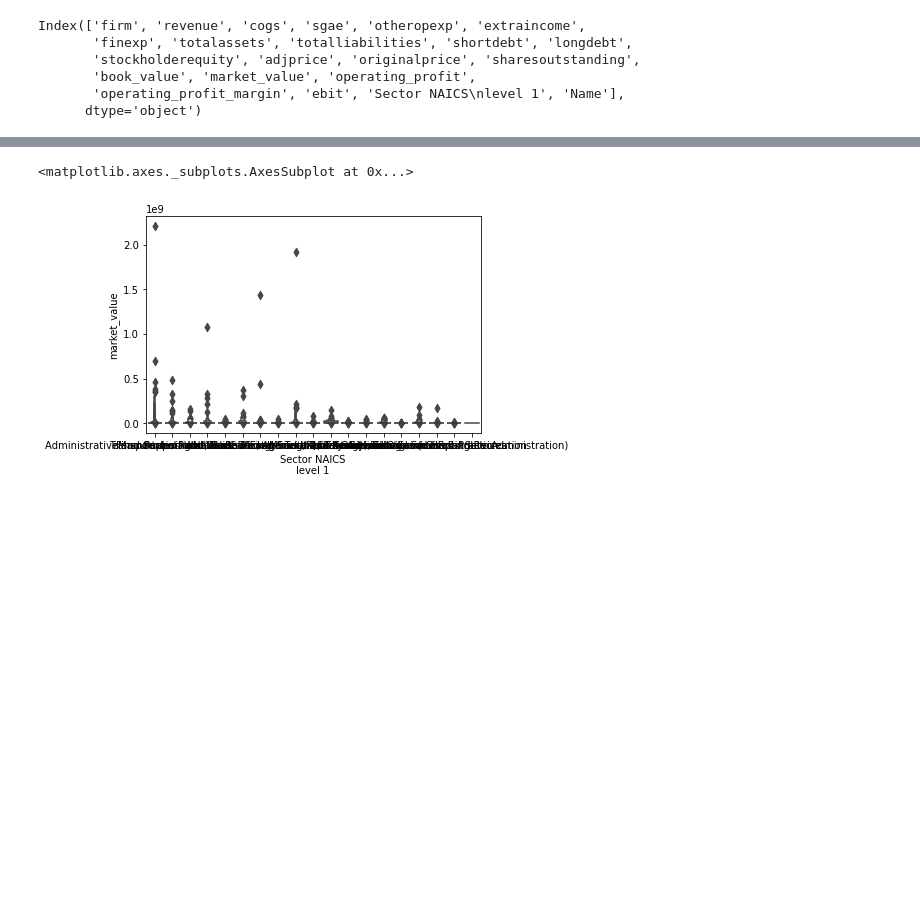
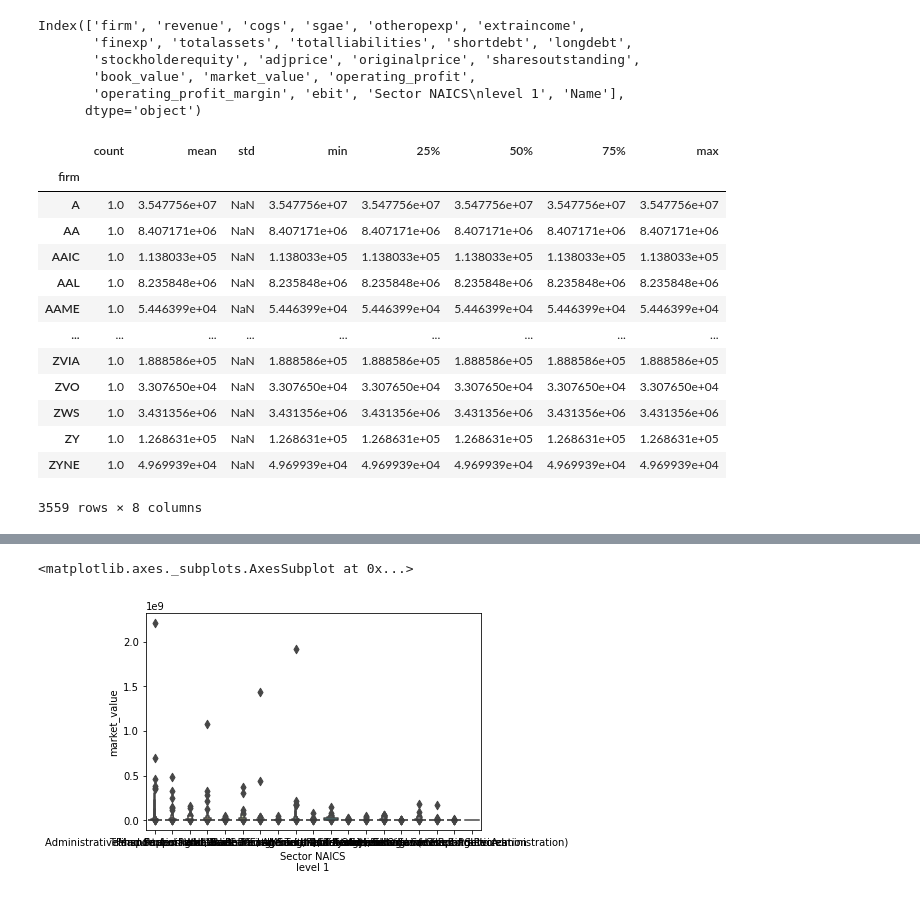
Before and after one commit to DanielMuni/Modulo1_Business-case, a Jupyter notebook: DMM_Business_case.ipynb, the cells around one changed output, grey strips where cells are left out. Saved outputs shown, nothing was run; the diff lists cells and outputs as text; code cells hidden in the pictures; blank space fills up the shorter version.

```diff
--- a/BusinessCase-V1_1.ipynb
+++ b/DMM_Business_case.ipynb
@@ -283,6 +285,24 @@ Index(['firm', 'revenue', 'cogs', 'sgae', 'otheropexp', 'extraincome',
        'book_value', 'market_value', 'operating_profit',
        'operating_profit_margin', 'ebit', 'Sector NAICS\nlevel 1', 'Name'],
       dtype='object')
+# %%
+# Datos del Market Value de Cada Firma
+mergedDF.groupby('firm')['market_value'].describe()
+# %% [output]
+|  | count | mean | std | min | 25% | 50% | 75% | max |
+| firm |  |  |  |  |  |  |  |  |
+| A | 1.0 | 3.547756e+07 | NaN | 3.547756e+07 | 3.547756e+07 | 3.547756e+07 | 3.547756e+07 | 3.547756e+07 |
+| AA | 1.0 | 8.407171e+06 | NaN | 8.407171e+06 | 8.407171e+06 | 8.407171e+06 | 8.407171e+06 | 8.407171e+06 |
+| AAIC | 1.0 | 1.138033e+05 | NaN | 1.138033e+05 | 1.138033e+05 | 1.138033e+05 | 1.138033e+05 | 1.138033e+05 |
+| AAL | 1.0 | 8.235848e+06 | NaN | 8.235848e+06 | 8.235848e+06 | 8.235848e+06 | 8.235848e+06 | 8.235848e+06 |
+| AAME | 1.0 | 5.446399e+04 | NaN | 5.446399e+04 | 5.446399e+04 | 5.446399e+04 | 5.446399e+04 | 5.446399e+04 |
+| ... | ... | ... | ... | ... | ... | ... | ... | ... |
+| ZVIA | 1.0 | 1.888586e+05 | NaN | 1.888586e+05 | 1.888586e+05 | 1.888586e+05 | 1.888586e+05 | 1.888586e+05 |
+| ZVO | 1.0 | 3.307650e+04 | NaN | 3.307650e+04 | 3.307650e+04 | 3.307650e+04 | 3.307650e+04 | 3.307650e+04 |
+| ZWS | 1.0 | 3.431356e+06 | NaN | 3.431356e+06 | 3.431356e+06 | 3.431356e+06 | 3.431356e+06 | 3.431356e+06 |
+| ZY | 1.0 | 1.268631e+05 | NaN | 1.268631e+05 | 1.268631e+05 | 1.268631e+05 | 1.268631e+05 | 1.268631e+05 |
+| ZYNE | 1.0 | 4.969939e+04 | NaN | 4.969939e+04 | 4.969939e+04 | 4.969939e+04 | 4.969939e+04 | 4.969939e+04 |
+3559 rows × 8 columns
 # %%
 # Datos del Market Value de Cada Sector
 mergedDF.groupby('Sector NAICS\nlevel 1')['market_value'].describe()
```
Also changed, not shown: parts of 13 cells of this notebook.
